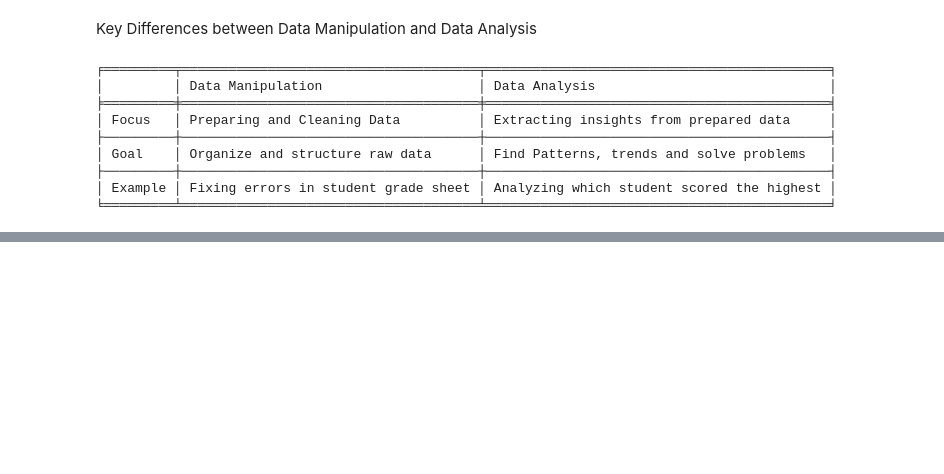
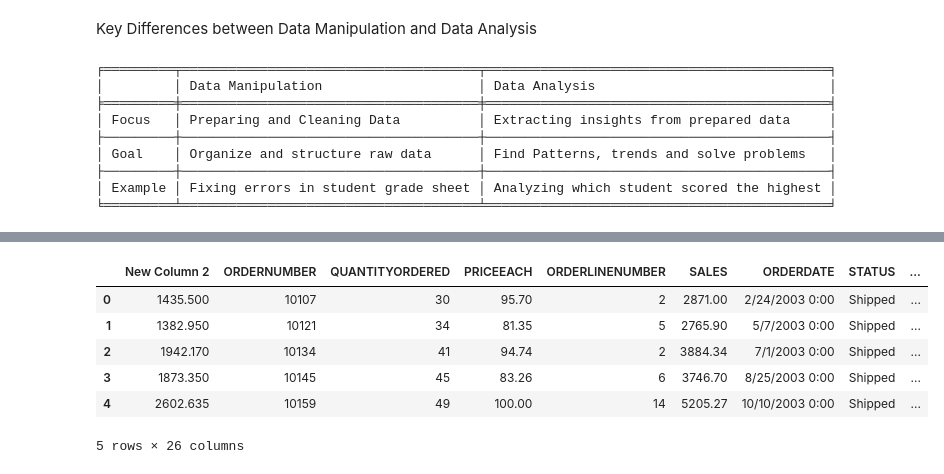
Before and after one commit to YashChoudhary13/Machine_Learning, a Jupyter notebook: Python Libraries/Pandas.ipynb, the cells around one changed output, grey strips where cells are left out. Cells and saved outputs as stored; diff of their text form; code cells hidden in the pictures; blank space fills up the shorter version.

```diff
--- a/Python Libraries/Pandas.ipynb
+++ b/Python Libraries/Pandas.ipynb
@@ -54,0 +258,5 @@ print(tabulate(df, headers="keys", tablefmt="fancy_grid"))
+# %%
+# Adding Columns
+# Using square brackets
+df['New Column'] = df['SALES'] / 2 # Here we do not have freedom to add column where we want
+print(df.head())
@@ -54,0 +281,4 @@ print(tabulate(df, headers="keys", tablefmt="fancy_grid"))
+# %%
+# using insert(location, "Column Name", data) => Commonly used
+df.insert(0, "New Column 2", df["New Column"])
+print(df.tail())
@@ -54,0 +303,5 @@ print(tabulate(df, headers="keys", tablefmt="fancy_grid"))
+# %%
+# Updating Values .loc[""] used to access a cell and modify it
+#df.loc[row_index, 'Column Name'] = new value
+df.loc[0, 'New Column'] = 0
+print(df.head(1))
@@ -54,0 +322,4 @@ print(tabulate(df, headers="keys", tablefmt="fancy_grid"))
+# %%
+# Update more than one value || whole column
+df['New Column'] = df['New Column'] * 0
+print(df.head())
@@ -54,0 +344,13 @@ print(tabulate(df, headers="keys", tablefmt="fancy_grid"))
+# %%
+# Removing Columns
+# df.drop(columns = ["Column Name"], inplace=True) inplace =True means making changes in original instead of returning new
+df.drop(columns=["New Column"], inplace=True)
+df.head()
+# %% [output]
+|  | New Column 2 | ORDERNUMBER | QUANTITYORDERED | PRICEEACH | ORDERLINENUMBER | SALES | ORDERDATE | STATUS | ... |
+| 0 | 1435.500 | 10107 | 30 | 95.70 | 2 | 2871.00 | 2/24/2003 0:00 | Shipped | ... |
+| 1 | 1382.950 | 10121 | 34 | 81.35 | 5 | 2765.90 | 5/7/2003 0:00 | Shipped | ... |
+| 2 | 1942.170 | 10134 | 41 | 94.74 | 2 | 3884.34 | 7/1/2003 0:00 | Shipped | ... |
+| 3 | 1873.350 | 10145 | 45 | 83.26 | 6 | 3746.70 | 8/25/2003 0:00 | Shipped | ... |
+| 4 | 2602.635 | 10159 | 49 | 100.00 | 14 | 5205.27 | 10/10/2003 0:00 | Shipped | ... |
+5 rows × 26 columns
```
Also changed, not shown: parts of 28 cells of this notebook, 1 other file.
